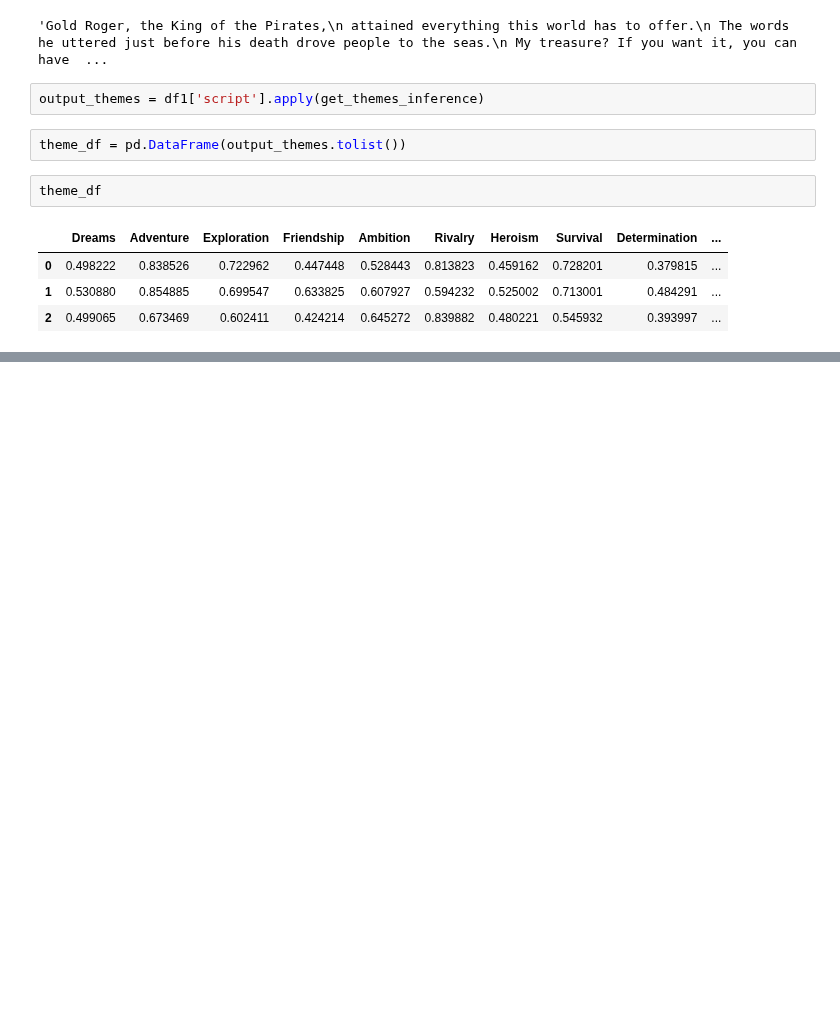
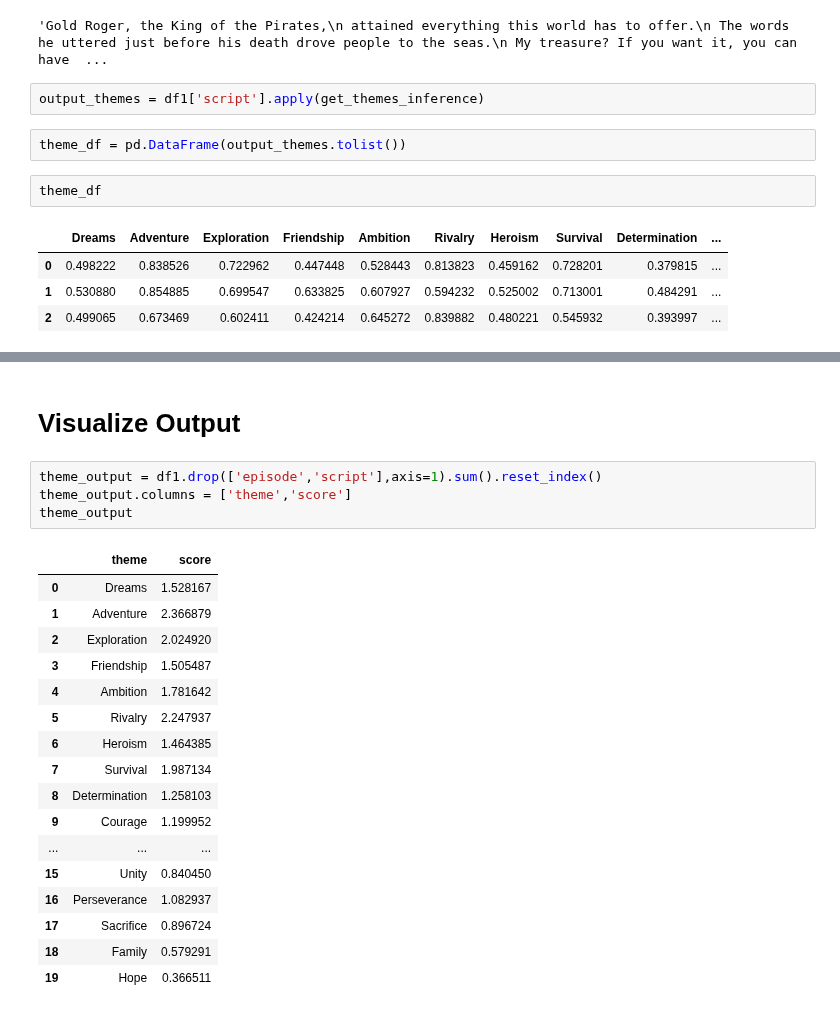
Before and after one commit to AayushSalvi/tv_series_analysis_with_LLM, a Jupyter notebook: theme_classifier/theme_classification_development.ipynb, the cells around one changed output, grey strips where cells are left out. Saved outputs shown, nothing was run; the diff lists cells and outputs as text; blank space fills up the shorter version.

```diff
--- a/theme_classifier/theme_classification_development.ipynb
+++ b/theme_classifier/theme_classification_development.ipynb
@@ -245,0 +266,24 @@ theme_df
+# %% [markdown]
+# Visualize Output
+# %%
+theme_output = df1.drop(['episode','script'],axis=1).sum().reset_index()
+theme_output.columns = ['theme','score']
+theme_output
+# %% [output]
+|  | theme | score |
+| 0 | Dreams | 1.528167 |
+| 1 | Adventure | 2.366879 |
+| 2 | Exploration | 2.024920 |
+| 3 | Friendship | 1.505487 |
+| 4 | Ambition | 1.781642 |
+| 5 | Rivalry | 2.247937 |
+| 6 | Heroism | 1.464385 |
+| 7 | Survival | 1.987134 |
+| 8 | Determination | 1.258103 |
+| 9 | Courage | 1.199952 |
+| ... | ... | ... |
+| 15 | Unity | 0.840450 |
+| 16 | Perseverance | 1.082937 |
+| 17 | Sacrifice | 0.896724 |
+| 18 | Family | 0.579291 |
+| 19 | Hope | 0.366511 |
```
Also changed, not shown: parts of 3 cells of this notebook, 5 other files.
